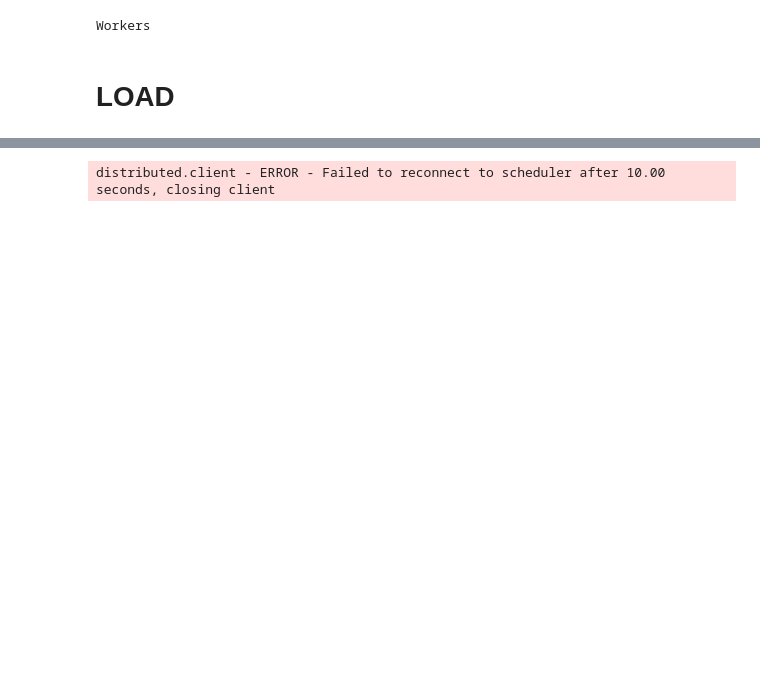
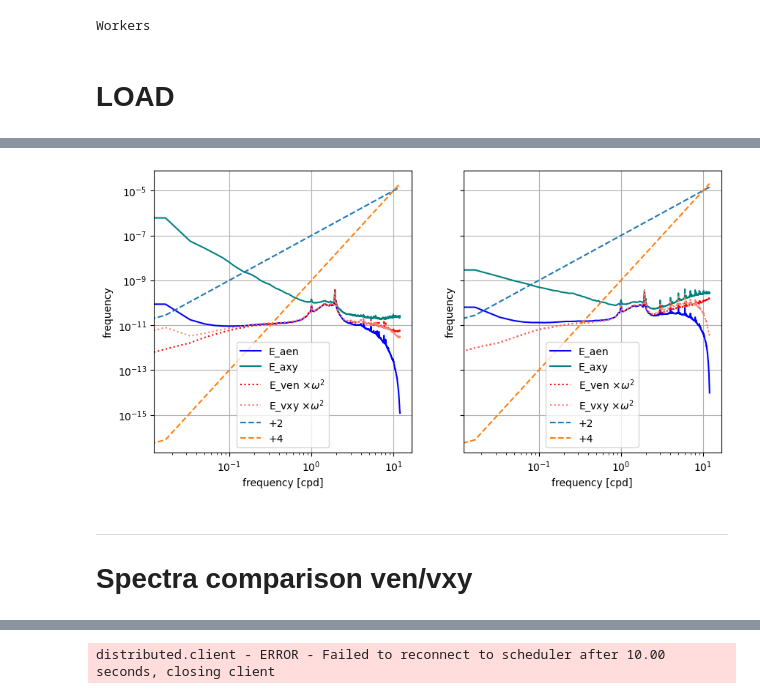
Before and after one commit to margot-demol/PhD, a Jupyter notebook: GDP/diag_spectral_analysis.ipynb, the cells around one changed output, grey strips where cells are left out. Drawn from its saved outputs; the diff is of its cells as text; code cells hidden in the pictures; blank space fills up the shorter version.

```diff
--- a/GDP/diag_spectral_analysis.ipynb
+++ b/GDP/diag_spectral_analysis.ipynb
@@ -170,0 +166,36 @@ for a in ax:
+# %%
+fig, ax = plt.subplots(1, 2, sharey=True, figsize=(10, 5))
+ax = ax.flatten()
+
+dsgc.E_aen.mean(["lon_bins", "lat_bins"]).plot(label="E_aen", color="b", ax=ax[0])
+dsgc.E_axy.mean(["lon_bins", "lat_bins"]).plot(label="E_axy", color="teal", ax=ax[0])
+dsgc.E_venw2.mean(["lon_bins", "lat_bins"]).plot(
+    label=r"E_ven $ \times \omega^2$", color="red", ls=":", ax=ax[0]
+)
+dsgc.E_vxyw2.mean(["lon_bins", "lat_bins"]).plot(
+    label=r"E_vxy $ \times \omega^2$", color="salmon", ls=":", ax=ax[0]
+)
+
+dsac.E_aen.mean(["lon_bins", "lat_bins"]).plot(label="E_aen", color="b", ax=ax[1])
+dsac.E_axy.mean(["lon_bins", "lat_bins"]).plot(label="E_axy", color="teal", ax=ax[1])
+dsac.E_venw2.mean(["lon_bins", "lat_bins"]).plot(
+    label=r"E_ven $ \times \omega^2$", color="red", ls=":", ax=ax[1]
+)
+dsac.E_vxyw2.mean(["lon_bins", "lat_bins"]).plot(
+    label=r"E_vxy $ \times \omega^2$", color="salmon", ls=":", ax=ax[1]
+)
+
+for a in ax:
+    a.grid()
+    a.set_xlabel("Frequency [cpd]")
+    a.set_ylabel(r"log(E acceleration $[m^2/s^4/cpd]$)")
+    a.set_xscale("log")
+    a.set_yscale("log")
+    (dsac.frequency**2 * 1e-7).plot(ax=a, label="+2", ls="--")
+    (dsac.frequency**4 * 1e-9).plot(ax=a, label="+4", ls="--")
+    a.legend()
+# %% [output]
+[figure, added]
+# %% [markdown]
+_______
+# Spectra comparison ven/vxy
```
Also changed, not shown: parts of 13 cells of this notebook, 14 other files.
